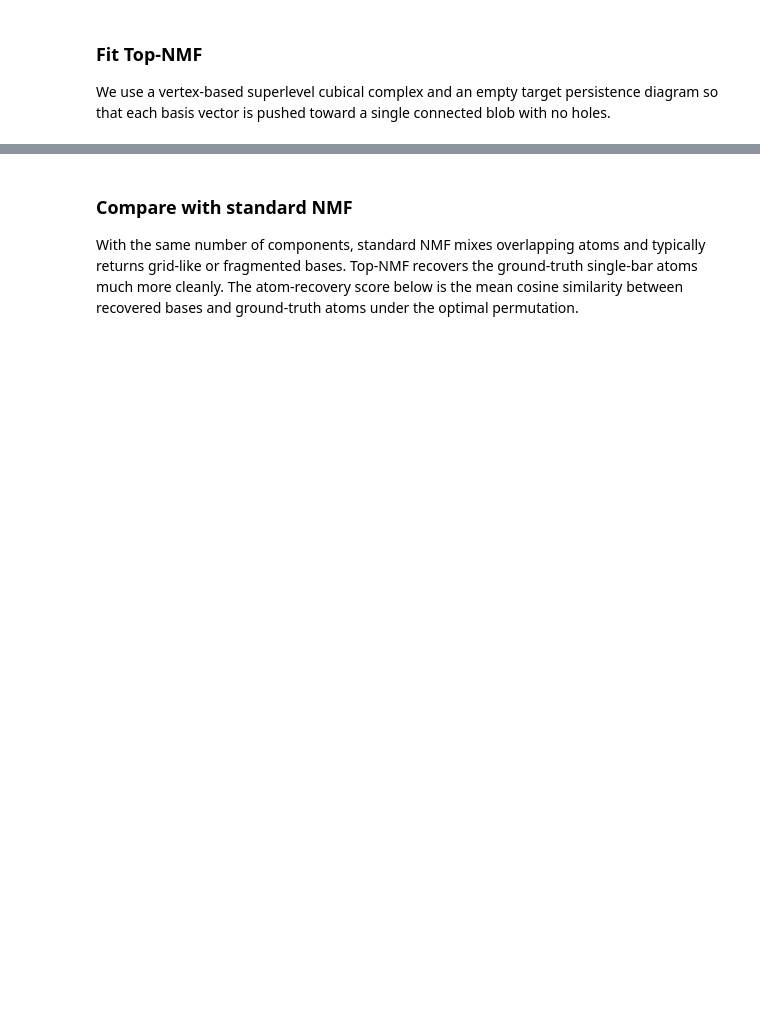
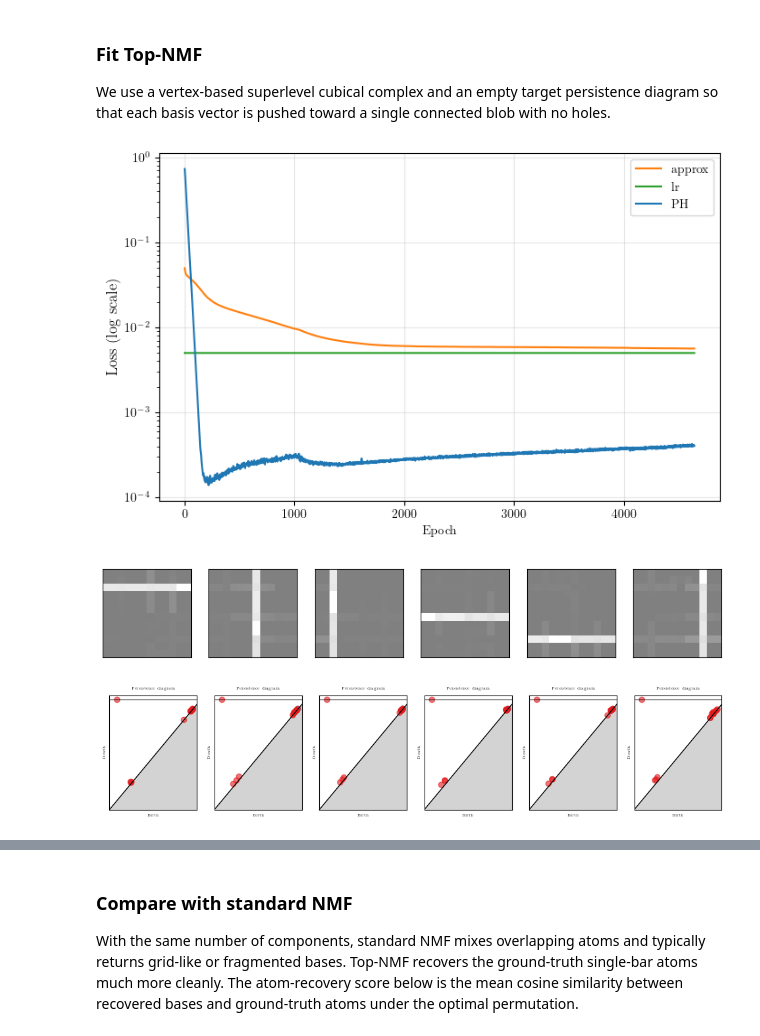
Before and after one commit to shizuo-kaji/TopNMF, a Jupyter notebook: notebook/2DImage.ipynb, the cells around one changed output, grey strips where cells are left out. Saved outputs shown, nothing was run; the diff lists cells and outputs as text; code cells hidden in the pictures; blank space fills up the shorter version.

```diff
--- a/notebook/2DImage.ipynb
+++ b/notebook/2DImage.ipynb
@@ -123,33 +128,37 @@ model_synth = TopologicalNMF(
     complex=cubical_synth,
     ph_loss_fn=target_diagram_loss,
     data_shape=image_shape_synth,
     use_embedding=False,
     random_state=42,
 )
 
 monitor_synth = FitMonitor(
     show=["loss", "basis", "PH"],
     interval=50,
     grid=(1, n_components_synth),
     PHmode="V",
     superlevel=True,
     save_video=True,
 )
 
 model_synth.fit(
     X_synth_flat,
-    n_iterations=2500,
-    lr=0.01,
-    lambda_top=0.7,
+    n_iterations=5000,
+    lr=0.005,
+    lambda_top=1.0,
     weight_decay=0.1,
     PH_dims=[0, 1],
     start_epoch_topological=0,
     verbose=True,
     target_diagrams=target_diagrams_synth,
     init_method="nndsvdar",
     monitor=monitor_synth,
 )
 
 V_synth = model_synth.V.detach().cpu().numpy()
 print(f"Final reconstruction loss: {model_synth.losses['approx'][-1]:.4f}")
 plt.close("all")
+# %% [output]
+[figure, added]
+[figure, added]
+[figure, added]
```
Also changed, not shown: parts of 4 cells of this notebook, 16 other files.
